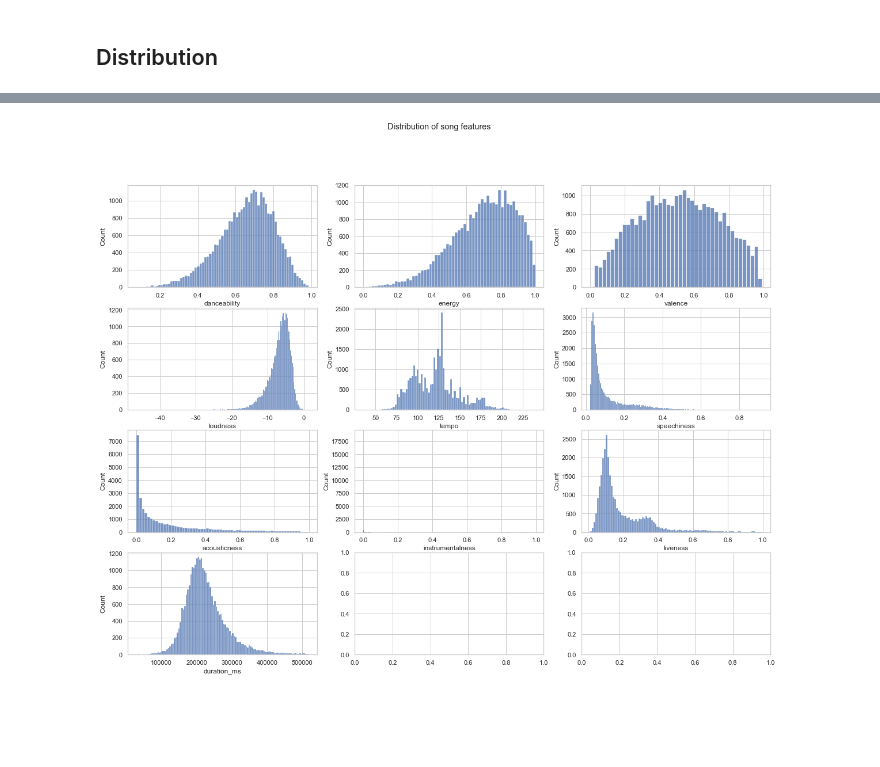
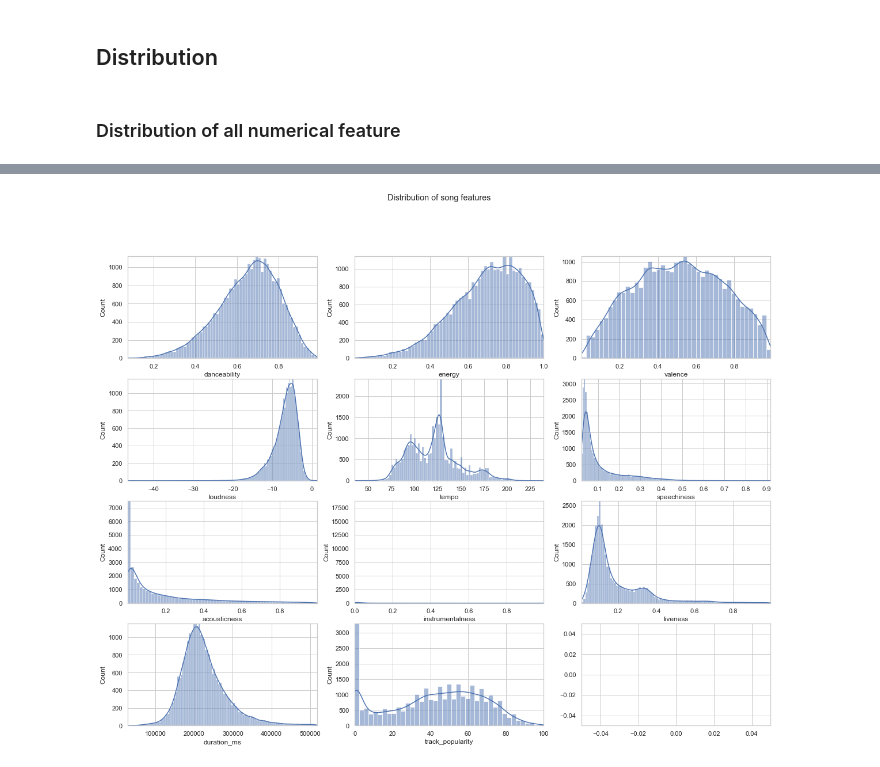
Before and after one commit to McGill-MMA-EnterpriseAnalytics/Spotify-Music, a Jupyter notebook: scratch/eda.ipynb, the cells around one changed output, grey strips where cells are left out. Cells and saved outputs as stored; diff of their text form; code cells hidden in the pictures; blank space fills up the shorter version.

Commit message:
update numerical feature eda (#15)
* update numerical feature eda

* cleanup

---------

Co-authored-by: Lakshya Agarwal <lakshyajannu@gmail.com>

```diff
--- a/scratch/eda.ipynb
+++ b/scratch/eda.ipynb
@@ -274,5 +290,6 @@ numerical_features_to_plot = [
     "instrumentalness",
     "liveness",
     "duration_ms",
+    "track_popularity"
 ]
 # %%
@@ -295,19 +311,21 @@ plt.show()
 # %% [markdown]
 ## Distribution
+# %% [markdown]
+### Distribution of all numerical feature
 # %%
 # Optimized plot for the distribution of all numerical features using loops
 fig, ax = plt.subplots(4, 3, figsize=(20, 15))
 fig.suptitle("Distribution of song features")
 
 for i, feature in enumerate(numerical_features_to_plot):
-    sns.histplot(data[feature], ax=ax[i // 3, i % 3])
+    sns.histplot(data[feature], ax=ax[i // 3, i % 3], kde=True)
 
 # Adjust y-axis scale
-for i in range(3):
+for i in range(4):
     for j in range(3):
-        ax[i, j].autoscale()
+        ax[i, j].autoscale(tight=True)
 
 plt.show()
 # %% [output]
 [interactive output not drawn]
-[figure, old version]
+[figure, new version]
```
Also changed, not shown: parts of 15 cells of this notebook.
